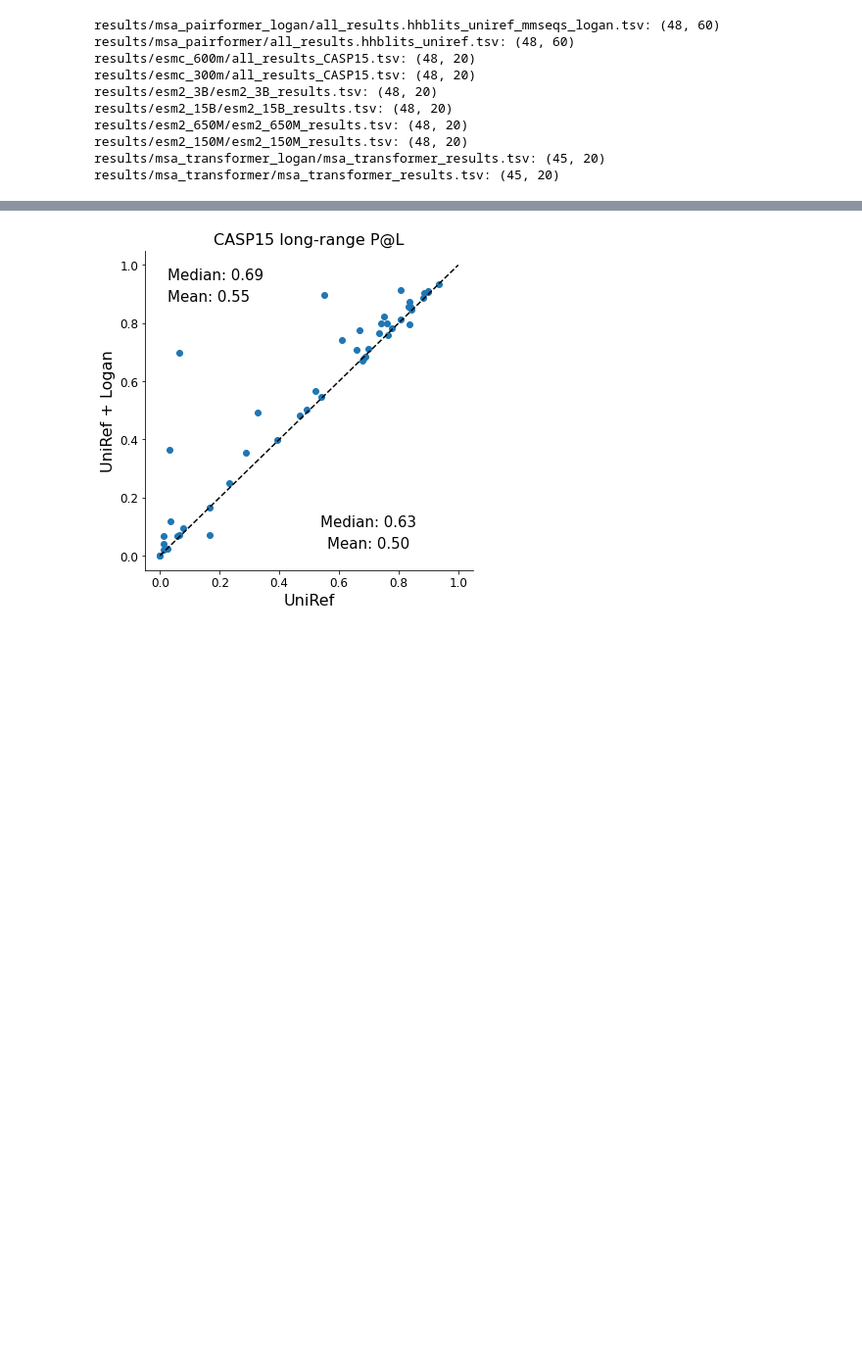
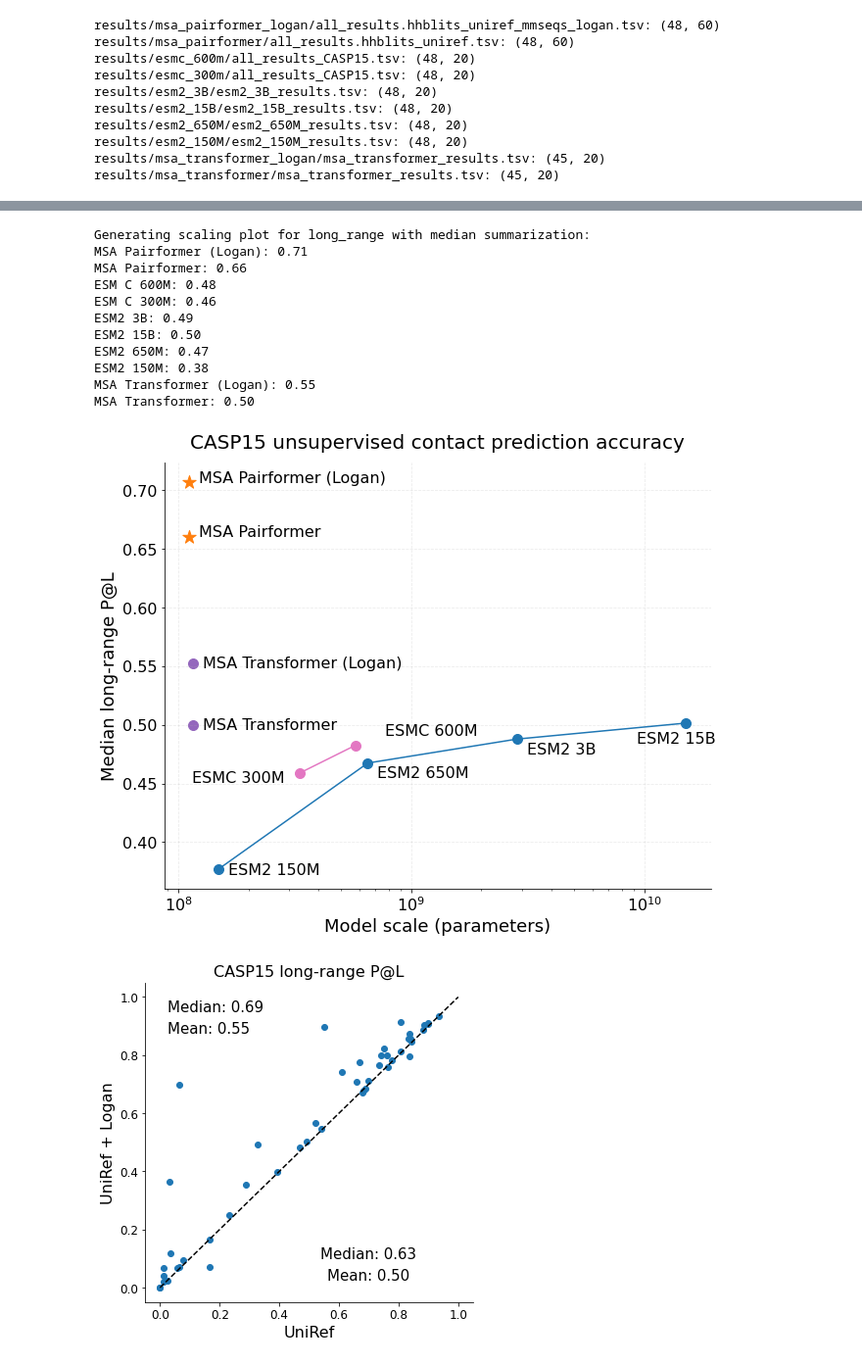
Before and after one commit to yoakiyama/MSA_Pairformer, a Jupyter notebook: Cell_2026_analysis_notebooks/Figure5/Figure5A_CASP15.ipynb, the cells around one changed output, grey strips where cells are left out. Shown at 98% size. Cells and saved outputs as stored; diff of their text form; code cells hidden in the pictures; blank space fills up the shorter version.

```diff
--- a/Cell_2026_analysis_notebooks/Figure5/Figure5A_CASP15.ipynb
+++ b/Cell_2026_analysis_notebooks/Figure5/Figure5A_CASP15.ipynb
@@ -766,16 +766,16 @@ def plot_scaling_figure(
                         ha='left',
                         size=16
                         )
-    # Add ESM C labels
-    ax.annotate("ESM C 300M", (esmc_x[0], esmc_y[0]),
+    # Add ESMC labels
+    ax.annotate("ESMC 300M", (esmc_x[0], esmc_y[0]),
                 textcoords="offset points",
                 xytext=(-110, -10),
                 ha='left',
                 size=16
                 )
-    ax.annotate("ESM C 600M", (esmc_x[1], esmc_y[1]),
+    ax.annotate("ESMC 600M", (esmc_x[1], esmc_y[1]),
                 textcoords="offset points",
-                xytext=(10, 10),
+                xytext=(30, 10),
                 ha='left',
                 size=16
                 )
@@ -823,11 +823,3 @@ def plot_scaling_figure(
     for model_name in pl_d:
         print(f"{model_name}: {pl_d[model_name]:.2f}")
     return f, ax, pl_d
-# %%
-for contact_type, agg_method in itertools.product(["long_P@L", "morethansix_P@L"], ["median", "mean"]):
-    if contact_type == "long_P@L":
-        contact_type_name = "long_range"
-    elif contact_type == "morethansix_P@L":
-        contact_type_name = "morethansix"
-    print(f"\nGenerating scaling plot for {contact_type_name} with {agg_method} summarization:")
-    f, ax, pl_d = plot_scaling_figure(contact_type, agg_method)
@@ -856,3 +826,23 @@ MSA Transformer: 0.53
+# %%
+contact_type = "long_P@L"
+agg_method = "median"
+contact_type_name = "long_range"
+print(f"\nGenerating scaling plot for {contact_type_name} with {agg_method} summarization:")
+f, ax, pl_d = plot_scaling_figure(contact_type, agg_method)
+f.savefig(f"results/scaling_plot_{contact_type_name}_{agg_method}.pdf", dpi=150)
+# %% [output]
+Generating scaling plot for long_range with median summarization:
+MSA Pairformer (Logan): 0.71
+MSA Pairformer: 0.66
+ESM C 600M: 0.48
+ESM C 300M: 0.46
+ESM2 3B: 0.49
+ESM2 15B: 0.50
+ESM2 650M: 0.47
+ESM2 150M: 0.38
+MSA Transformer (Logan): 0.55
+MSA Transformer: 0.50
+[figure, added]
 # %%
 uniref_df = pd.read_csv("results/msa_pairformer/all_results.hhblits_uniref.tsv", sep='\t', index_col=0)
 logan_df = pd.read_csv("results/msa_pairformer_logan/all_results.hhblits_uniref_mmseqs_logan.tsv", sep='\t', index_col=0)
```
Also changed, not shown: parts of 4 cells of this notebook, 2 other files.
